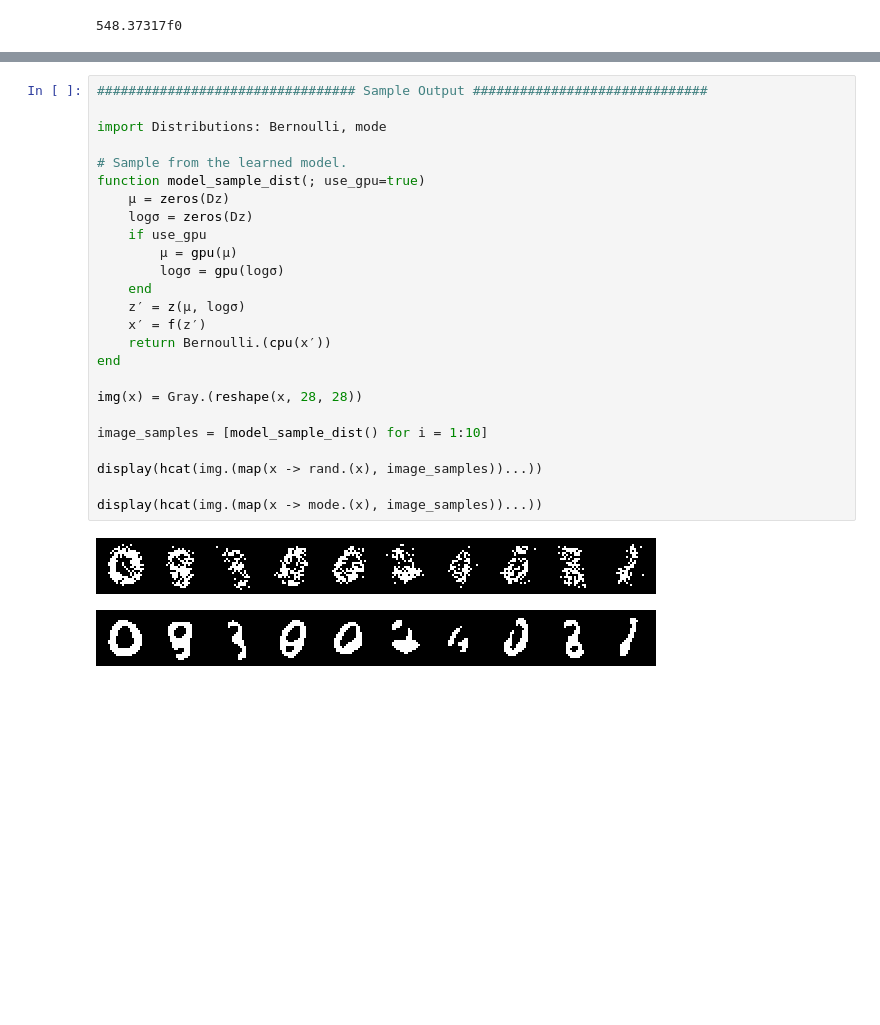
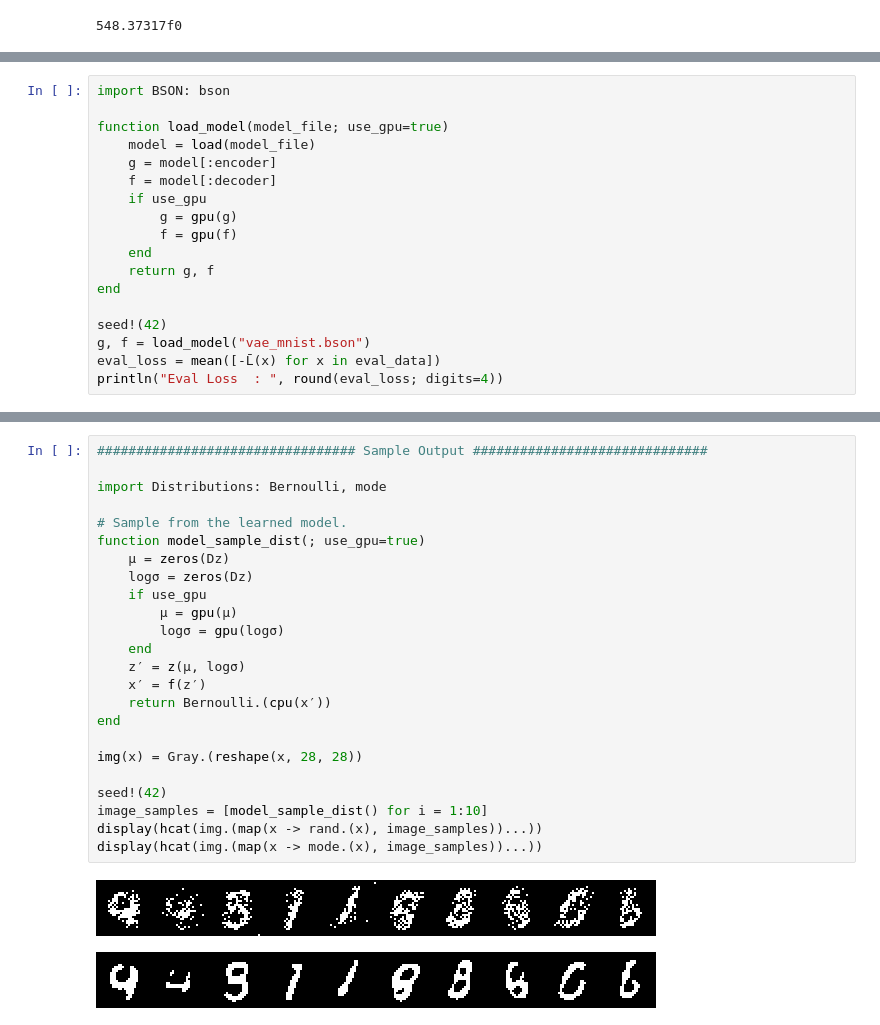
Before and after one commit to cirocavani/Pineapple, a Jupyter notebook: workspace/Deep Learning VAE.ipynb, the cells around one changed output, grey strips where cells are left out. Cells and saved outputs as stored; diff of their text form; blank space fills up the shorter version.

```diff
--- a/workspace/Deep Learning VAE.ipynb
+++ b/workspace/Deep Learning VAE.ipynb
@@ -310,0 +359,18 @@ Avg Loss : 122.0331
+# %%
+import BSON: bson
+
+function load_model(model_file; use_gpu=true)
+    model = load(model_file)
+    g = model[:encoder]
+    f = model[:decoder]
+    if use_gpu
+        g = gpu(g)
+        f = gpu(f)
+    end
+    return g, f
+end
+
+seed!(42)
+g, f = load_model("vae_mnist.bson")
+eval_loss = mean([-L̄(x) for x in eval_data])
+println("Eval Loss  : ", round(eval_loss; digits=4))
@@ -311,28 +379,27 @@ Avg Loss : 122.0331
 # %%
 ################################# Sample Output ##############################
 
 import Distributions: Bernoulli, mode
 
 # Sample from the learned model.
 function model_sample_dist(; use_gpu=true)
     μ = zeros(Dz)
     logσ = zeros(Dz)
     if use_gpu
         μ = gpu(μ)
         logσ = gpu(logσ)
     end
     z′ = z(μ, logσ)
     x′ = f(z′)
     return Bernoulli.(cpu(x′))
 end
 
 img(x) = Gray.(reshape(x, 28, 28))
 
+seed!(42)
 image_samples = [model_sample_dist() for i = 1:10]
-
 display(hcat(img.(map(x -> rand.(x), image_samples))...))
-
 display(hcat(img.(map(x -> mode.(x), image_samples))...))
 # %% [output]
-[figure, old version]
+[figure, new version]
-[figure, old version]
+[figure, new version]
```
Also changed, not shown: parts of 11 cells of this notebook, 7 other files.
